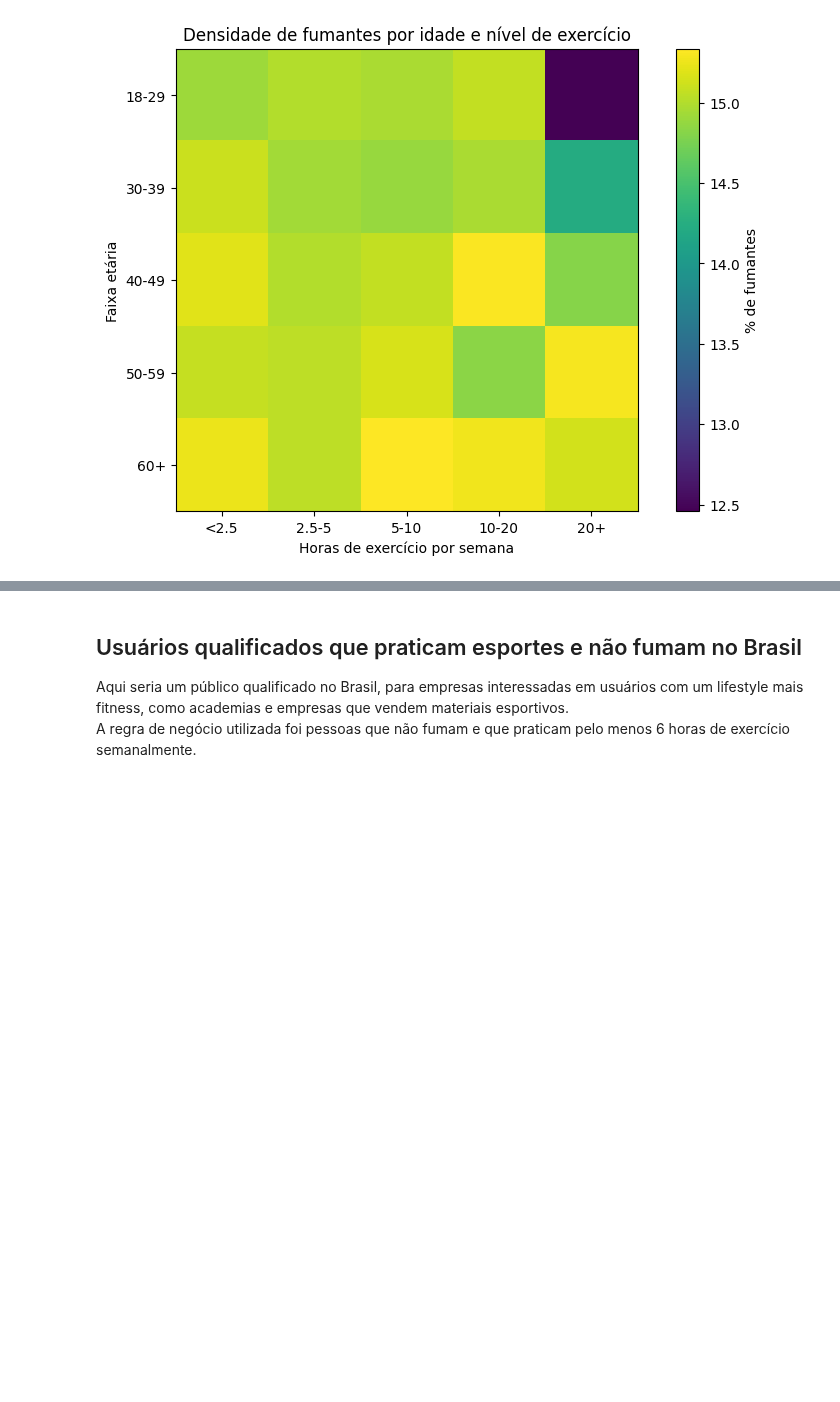
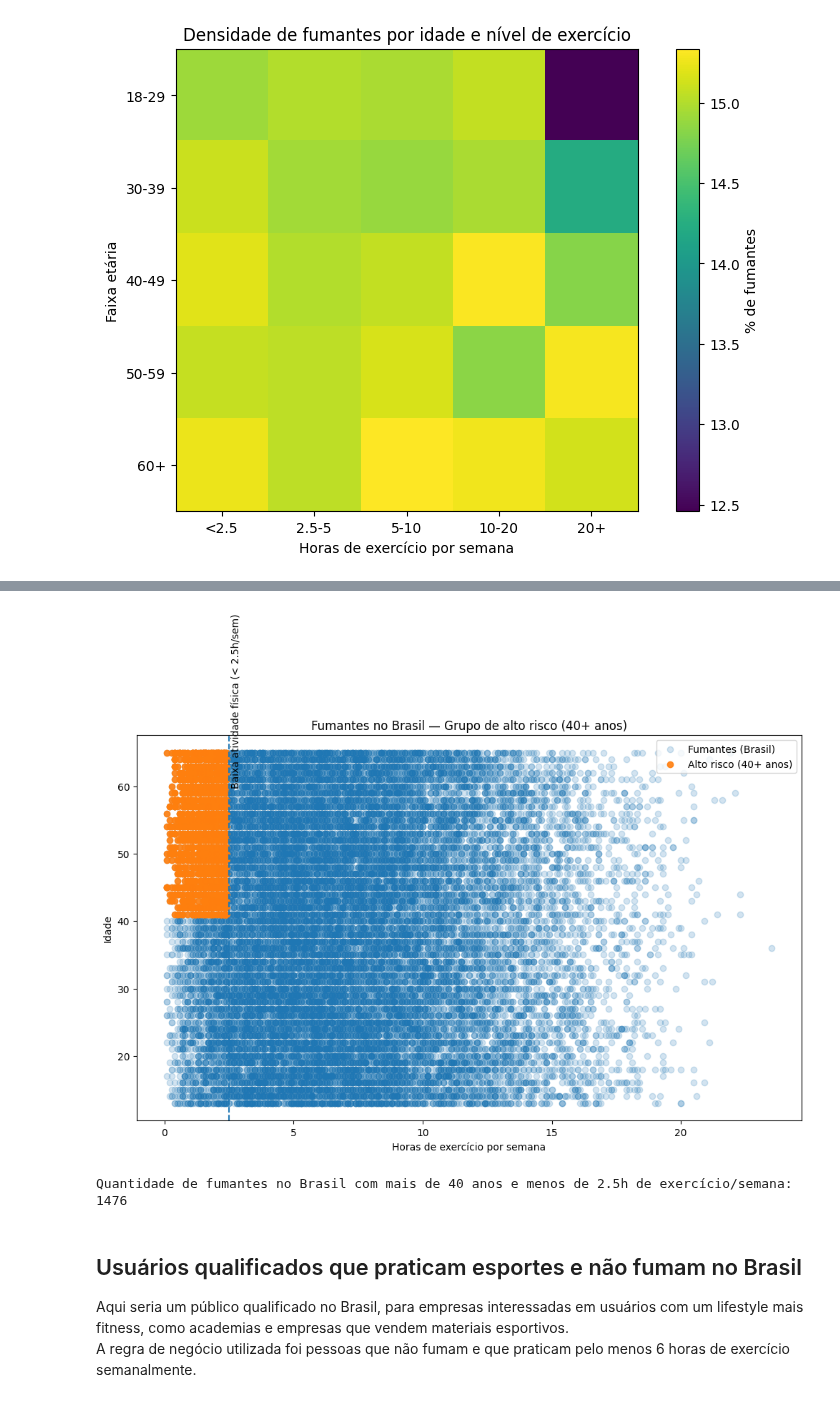
Before and after one commit to H3ytt0r62/SBD2-Social_Media_User_Analysis, a Jupyter notebook: Data layer/Raw/analytcs.ipynb, the cells around one changed output, grey strips where cells are left out. Saved outputs shown, nothing was run; the diff lists cells and outputs as text; code cells hidden in the pictures; blank space fills up the shorter version.

Commit message:
feat: adição de grupo de alto risco

```diff
--- a/Data layer/Raw/analytcs.ipynb
+++ b/Data layer/Raw/analytcs.ipynb
@@ -351,3 +355,54 @@ plt.show()
+# %%
+plt.figure(figsize=(12, 7))
+
+df_fumantes_br = df_raw[
+    (df_raw['smoking'].str.lower() == 'yes') &
+    (df_raw['country'] == 'Brazil')
+]
+
+plt.scatter(
+    df_fumantes_br['exercise_hours_per_week'],
+    df_fumantes_br['age'],
+    alpha=0.2,
+    label='Fumantes (Brasil)'
+)
+
+# grupo de alto risco: > 40 anos e < 2.5h exercício
+grupo_risco_40 = df_fumantes_br[
+    (df_fumantes_br['exercise_hours_per_week'] < 2.5) &
+    (df_fumantes_br['age'] > 40)
+]
+
+plt.scatter(
+    grupo_risco_40['exercise_hours_per_week'],
+    grupo_risco_40['age'],
+    alpha=0.9,
+    label='Alto risco (40+ anos)'
+)
+
+# quantidade do grupo de risco
+qtd_risco = len(grupo_risco_40)
+
+# linha de referência
+plt.axvline(2.5, linestyle='--')
+plt.text(
+    2.6,
+    df_fumantes_br['age'].max() - 5,
+    'Baixa atividade física (< 2.5h/sem)',
+    rotation=90
+)
+
+
+plt.xlabel('Horas de exercício por semana')
+plt.ylabel('Idade')
+plt.title('Fumantes no Brasil — Grupo de alto risco (40+ anos)')
+plt.legend(loc='upper right')
+plt.show()
+
+print(f'Quantidade de fumantes no Brasil com mais de 40 anos e menos de 2.5h de exercício/semana: {qtd_risco}')
+# %% [output]
+[figure, added]
+Quantidade de fumantes no Brasil com mais de 40 anos e menos de 2.5h de exercício/semana: 1476
 # %% [markdown]
 ## Usuários qualificados que praticam esportes e não fumam no Brasil
 Aqui seria um público qualificado no Brasil, para empresas interessadas em usuários com um lifestyle mais fitness, como academias e empresas que vendem materiais esportivos.<br>
```
Also changed, not shown: parts of 1 cell of this notebook.
